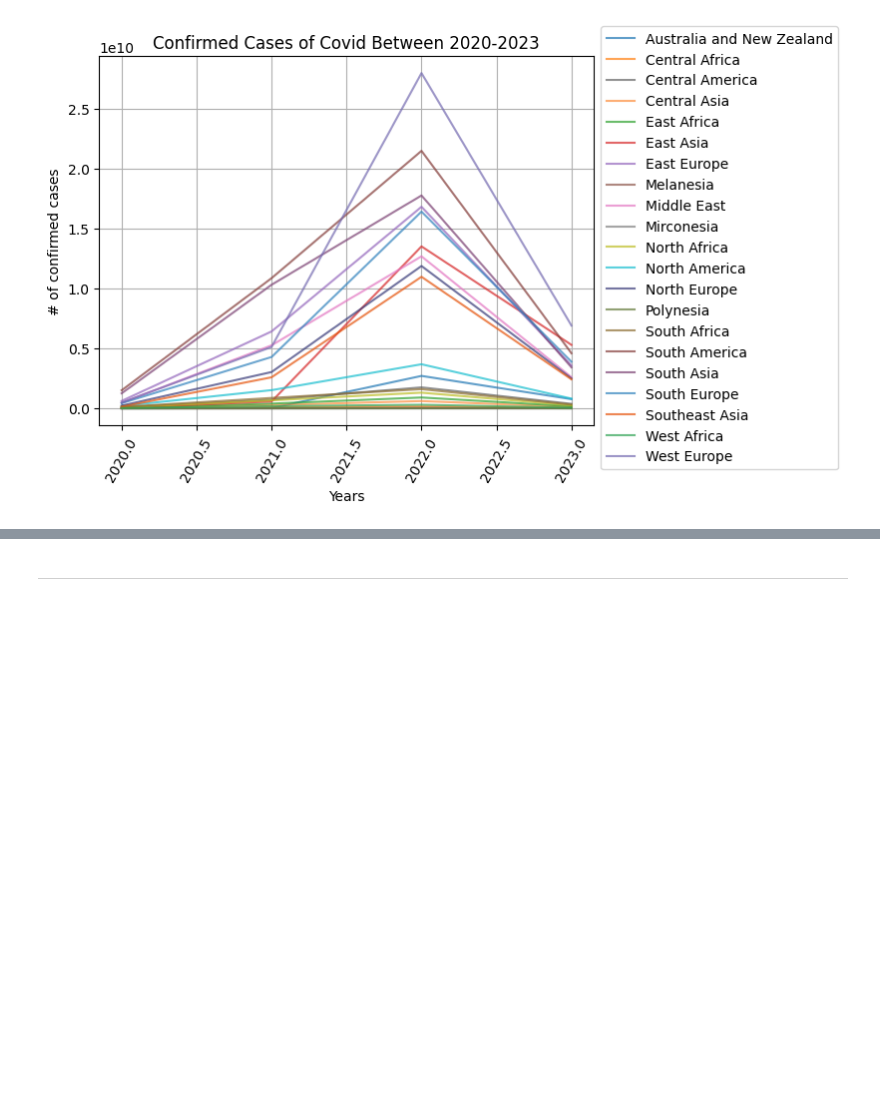
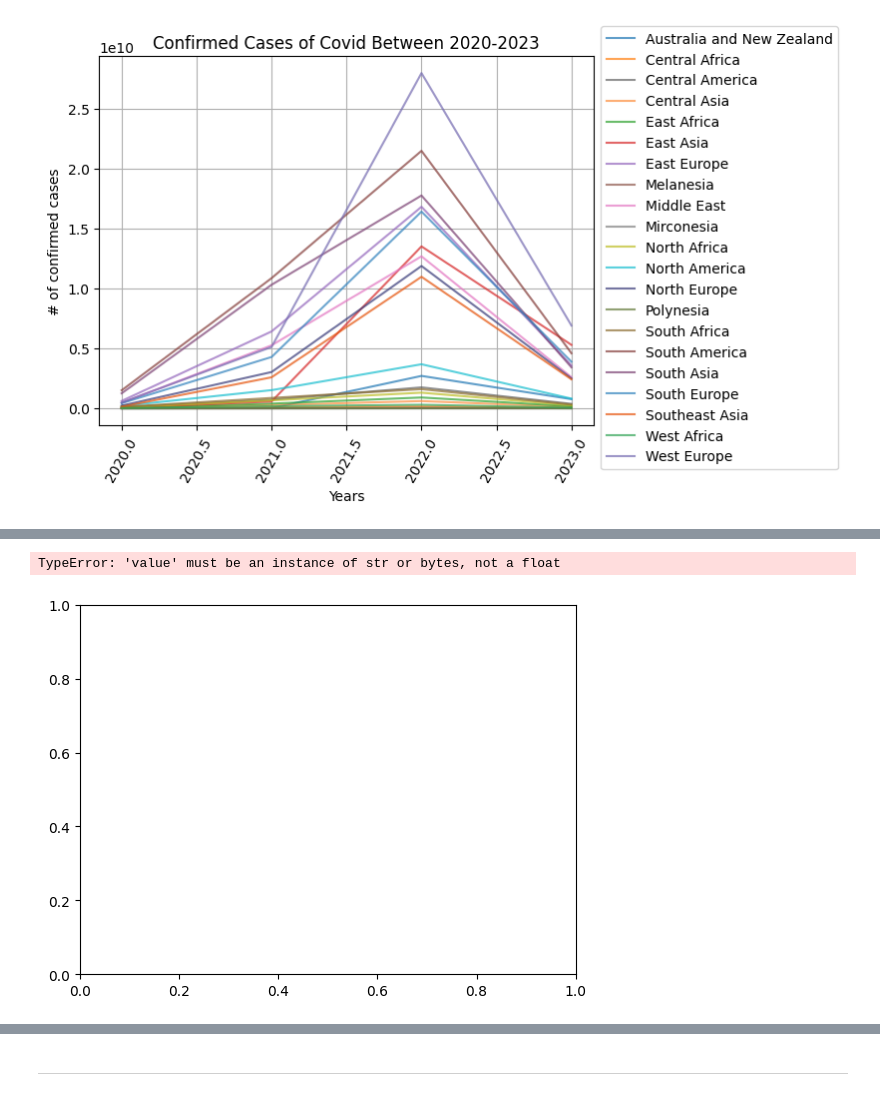
Before and after one commit to lily-the-real-lilly/first, a Jupyter notebook: CovidResearch.ipynb, the cells around one changed output, grey strips where cells are left out. Cells and saved outputs as stored; diff of their text form; code cells hidden in the pictures; blank space fills up the shorter version.

```diff
--- a/CovidResearch.ipynb
+++ b/CovidResearch.ipynb
@@ -630,6 +707,9 @@ plt.show()
 # %%
-plt.bar(dropcords['Infection Speed'], dropcords['Avg People/Sq Km'])
+plt.bar(dropcords['Infection Speed'], dropcords['Region Avg People/Sq Km'])
 plt.xlabel('Infection Speed')
 plt.ylabel('Population Density')
 plt.show()
+# %% [output]
+TypeError: 'value' must be an instance of str or bytes, not a float
+[figure, added]
 # %%
```
Also changed, not shown: parts of 9 cells of this notebook.
